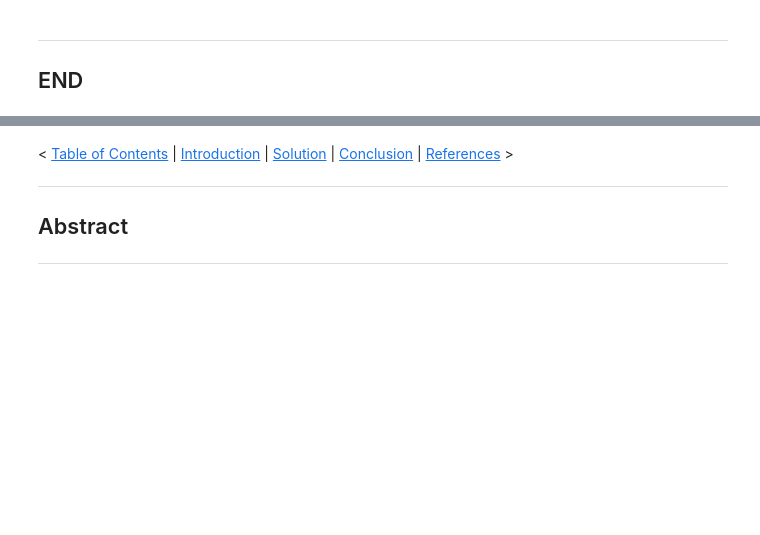
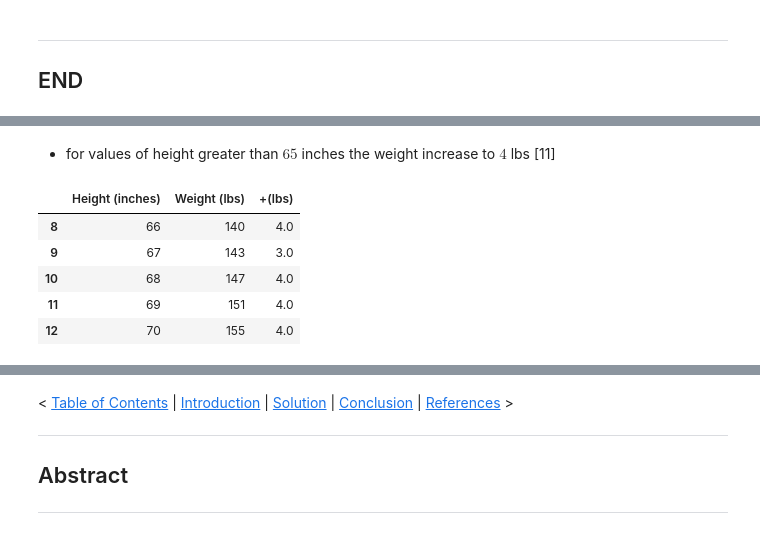
Before and after one commit to SeanOhAileasa/mls-scikit-learn-scipy-stats, a Jupyter notebook: scikit-learn.ipynb, the cells around one changed output, grey strips where cells are left out. Saved outputs shown, nothing was run; the diff lists cells and outputs as text; code cells hidden in the pictures; blank space fills up the shorter version.

```diff
--- a/scikit-learn.ipynb
+++ b/scikit-learn.ipynb
@@ -387,0 +473,11 @@ exit()
+# %% [markdown]
+- for values of height greater than $65$ inches the weight increase to $4$ lbs [11]
+# %%
+d[8:13]
+# %% [output]
+|  | Height (inches) | Weight (lbs) | +(lbs) |
+| 8 | 66 | 140 | 4.0 |
+| 9 | 67 | 143 | 3.0 |
+| 10 | 68 | 147 | 4.0 |
+| 11 | 69 | 151 | 4.0 |
+| 12 | 70 | 155 | 4.0 |
```
Also changed, not shown: parts of 159 cells of this notebook.
